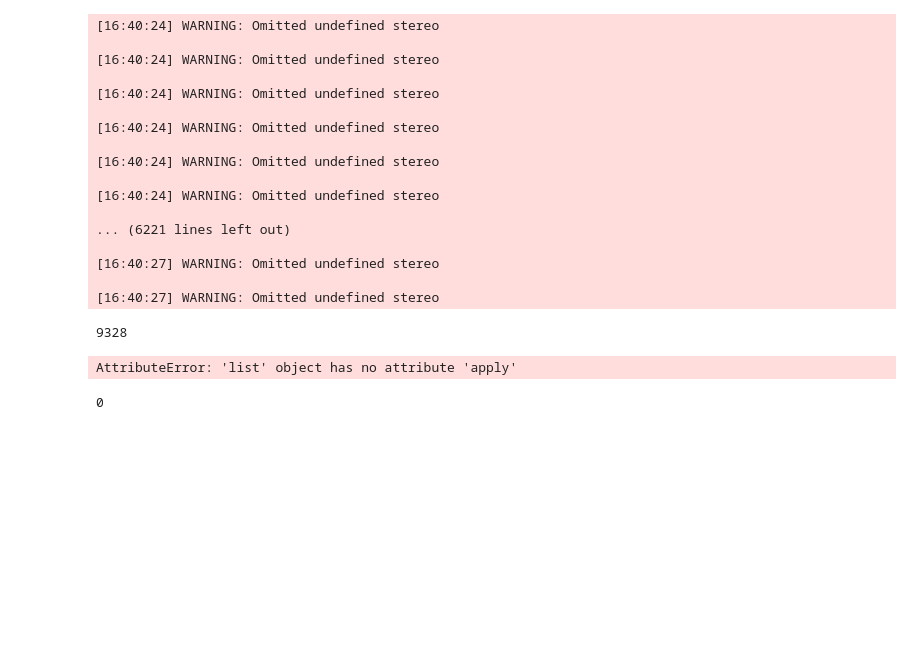
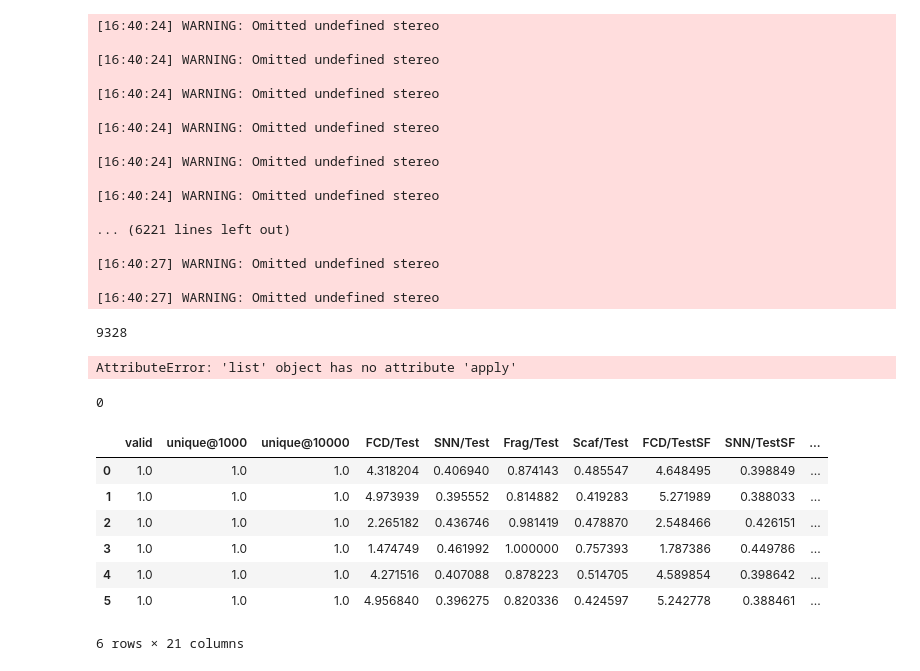
Before and after one commit to haaariiish/Guacamoliency, a Jupyter notebook: notebooks/create_new_dataset.ipynb, the cells around one changed output. Cells and saved outputs as stored; diff of their text form; code cells hidden in the pictures; blank space fills up the shorter version.

```diff
--- a/notebooks/create_new_dataset.ipynb
+++ b/notebooks/create_new_dataset.ipynb
@@ -229,3 +286,16 @@ moses_inchiescleasmi_cl = [k for k in moses_inchiescleasmi_cl if k not in moses_
 len(moses_inchiescan_cl)
 # %% [output]
 0
+# %%
+import pandas as pd
+
+pd.read_csv("../reports/data/BENCHMARK/BENCHMARK_VAE.csv")
+# %% [output]
+|  | valid | unique@1000 | unique@10000 | FCD/Test | SNN/Test | Frag/Test | Scaf/Test | FCD/TestSF | SNN/TestSF | ... |
+| 0 | 1.0 | 1.0 | 1.0 | 4.318204 | 0.406940 | 0.874143 | 0.485547 | 4.648495 | 0.398849 | ... |
+| 1 | 1.0 | 1.0 | 1.0 | 4.973939 | 0.395552 | 0.814882 | 0.419283 | 5.271989 | 0.388033 | ... |
+| 2 | 1.0 | 1.0 | 1.0 | 2.265182 | 0.436746 | 0.981419 | 0.478870 | 2.548466 | 0.426151 | ... |
+| 3 | 1.0 | 1.0 | 1.0 | 1.474749 | 0.461992 | 1.000000 | 0.757393 | 1.787386 | 0.449786 | ... |
+| 4 | 1.0 | 1.0 | 1.0 | 4.271516 | 0.407088 | 0.878223 | 0.514705 | 4.589854 | 0.398642 | ... |
+| 5 | 1.0 | 1.0 | 1.0 | 4.956840 | 0.396275 | 0.820336 | 0.424597 | 5.242778 | 0.388461 | ... |
+6 rows × 21 columns
```
Also changed, not shown: parts of 25 cells of this notebook, 34 other files.
